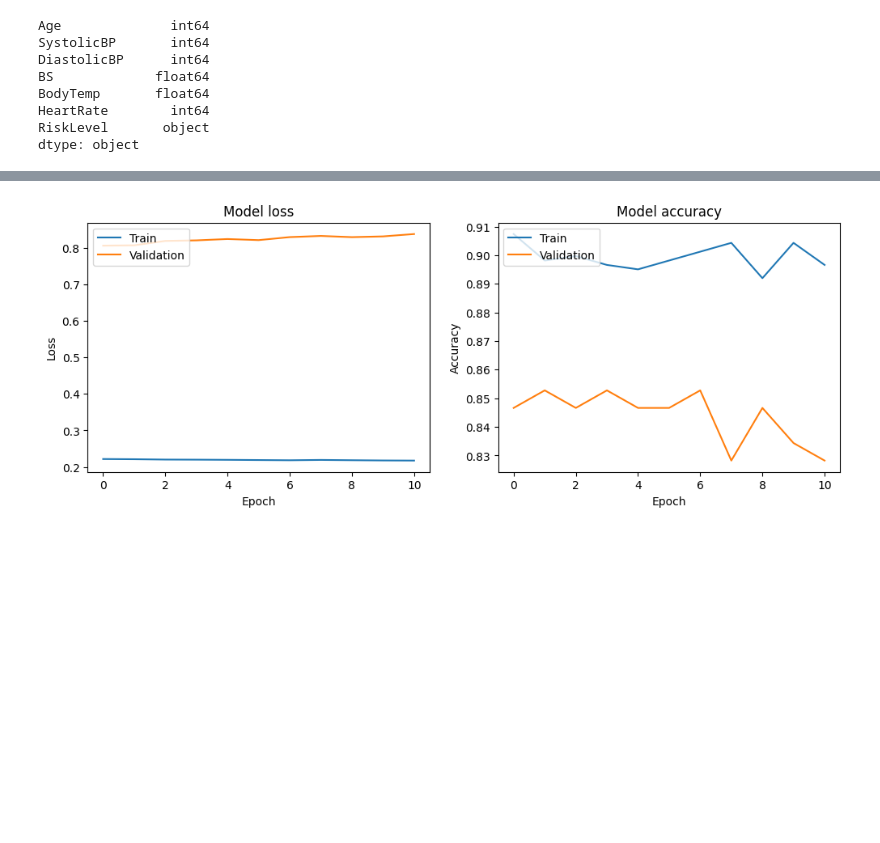
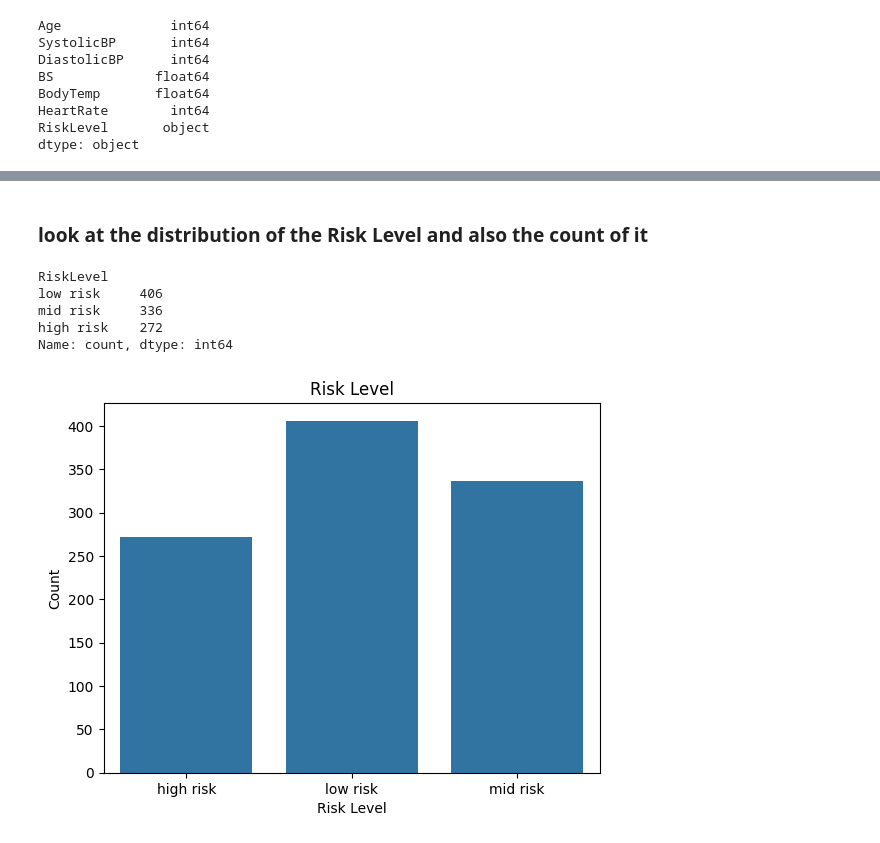
Before and after one commit to kaybrian/Maternal-Health-Risk-Data-ML-model, a Jupyter notebook: Maternal_Health_Prediction.ipynb, the cells around one changed output, grey strips where cells are left out. Cells and saved outputs as stored; diff of their text form; code cells hidden in the pictures; blank space fills up the shorter version.

```diff
--- a/Maternal_Health_Prediction.ipynb
+++ b/Maternal_Health_Prediction.ipynb
@@ -23,7 +23,7 @@ from sklearn.preprocessing import OneHotEncoder
 %matplotlib inline
 # %%
 # Import the data needed for the work
-data = pd.read_csv('/content/Maternal Health Risk Data Set.csv')
+data = pd.read_csv('./data/Maternal Health Risk Data Set.csv')
 
 # View the first few rows of the dataset
 data.head()
@@ -327,23 +78,20 @@ Epoch 11/100
-# %%
-# Summary of the process and results
-# Plot training & validation loss values
-plt.figure(figsize=(12, 4))
-plt.subplot(1, 2, 1)
-plt.plot(history.history["loss"])
-plt.plot(history.history["val_loss"])
-plt.title("Model loss")
-plt.xlabel("Epoch")
-plt.ylabel("Loss")
-plt.legend(["Train", "Validation"], loc="upper left")
-
-# Plot training & validation accuracy values
-plt.subplot(1, 2, 2)
-plt.plot(history.history["accuracy"])
-plt.plot(history.history["val_accuracy"])
-plt.title("Model accuracy")
-plt.xlabel("Epoch")
-plt.ylabel("Accuracy")
-plt.legend(["Train", "Validation"], loc="upper left")
-plt.show()
-# %% [output]
-[figure, removed]
+# %% [markdown]
+### look at the distribution of the Risk Level and also the count of it
+# %%
+# look at teh Risk Level cases
+data['RiskLevel'].value_counts()
+# %% [output]
+RiskLevel
+low risk     406
+mid risk     336
+high risk    272
+Name: count, dtype: int64
+# %%
+# Visualize the Risk Level cases
+sns.countplot(x='RiskLevel', data=data)
+plt.title('Risk Level')
+plt.xlabel('Risk Level')
+plt.ylabel('Count')
+plt.show()
+# %% [output]
+[figure, added]
```
Also changed, not shown: parts of 45 cells of this notebook, 2 other files.
